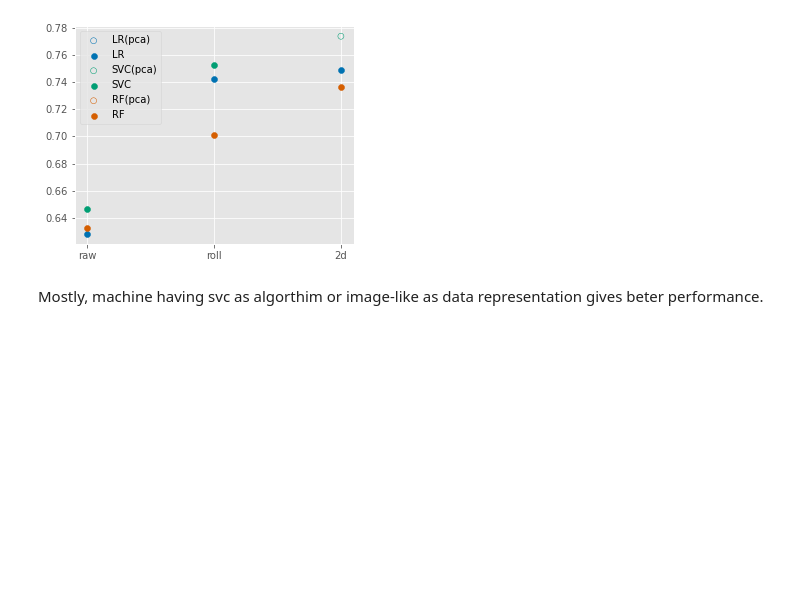
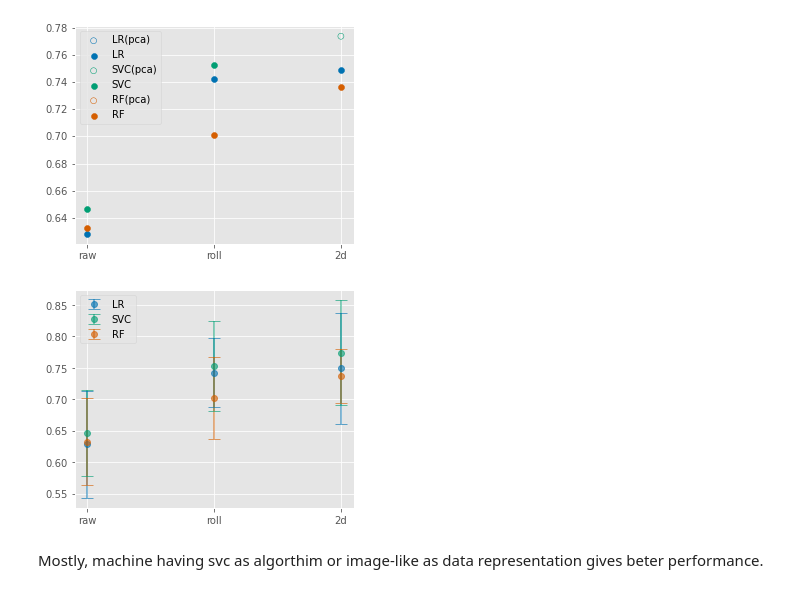
Before and after one commit to dispink/WASA-faciesXRF, a Jupyter notebook: ML_element_15.ipynb, the cells around one changed output. Drawn from its saved outputs; the diff is of its cells as text; code cells hidden in the pictures; blank space fills up the shorter version.

Commit message:
Add error bars to the figure of CV scores
Output:
r_grids_err_20210809.png
	modified:   ML_element_15.ipynb

```diff
--- a/ML_element_15.ipynb
+++ b/ML_element_15.ipynb
@@ -565,5 +561,19 @@ plt.savefig('results/r_grids_{}.png'.format(date))
 # %% [output]
 [figure]
+# %%
+plt.figure(figsize=(5, 4))
+for alg, color in zip(['lr', 'svc', 'rf'], ['C0', 'C1', 'C2']):
+    mask = (best_df.algorithm == alg)
+    plt.errorbar(best_df.data[mask],
+                 best_df.mean_test_score[mask],
+                 yerr=best_df.std_test_score[mask],
+                 marker='o', capsize=6, fmt='o',
+                 alpha=.6, label=alg.upper())
+
+plt.legend()
+plt.savefig('results/r_grids_err_{}.png'.format(date))
+# %% [output]
+[figure, added]
 # %% [markdown]
 Mostly, machine having svc as algorthim or image-like as data representation gives beter performance.
 # %% [markdown]
```
Also changed, not shown: parts of 2 cells of this notebook.
